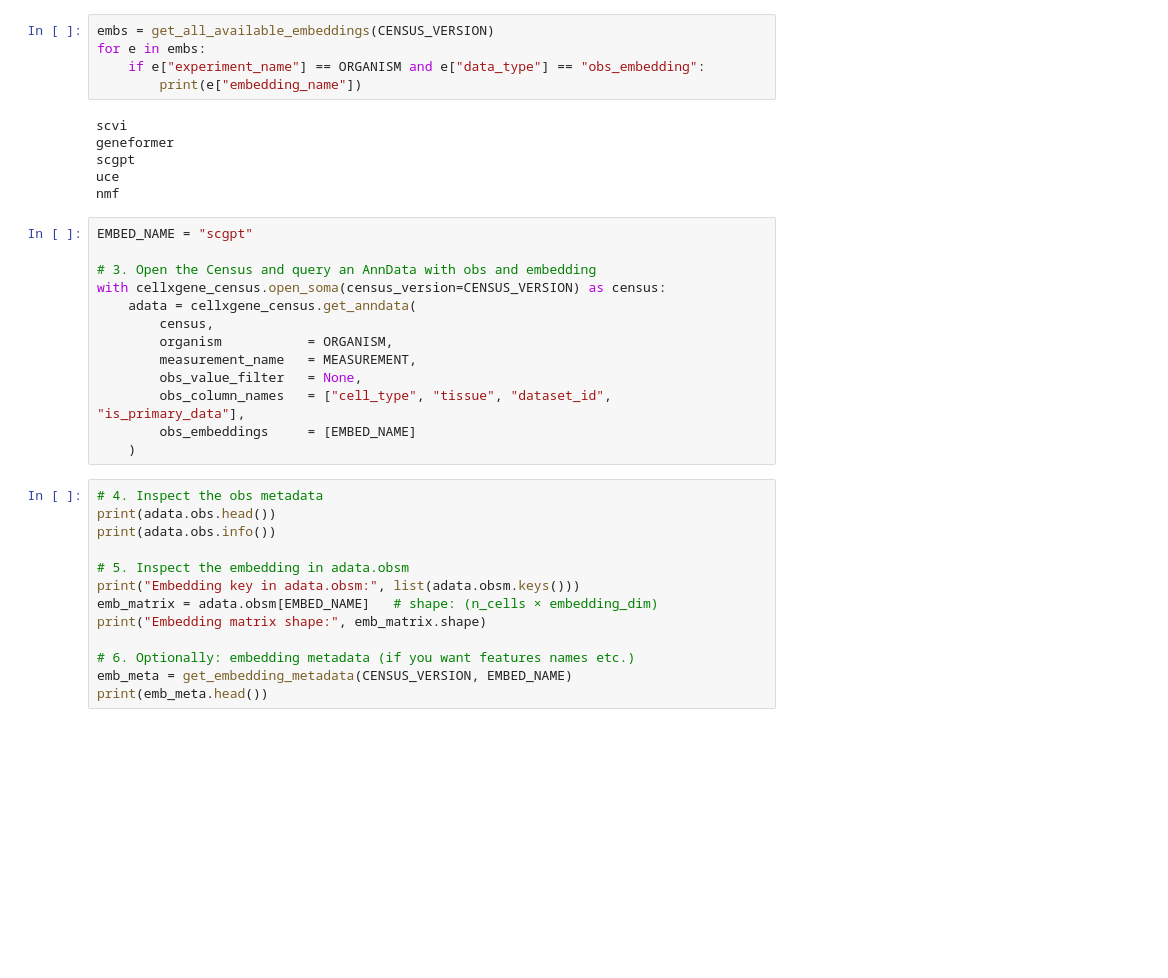
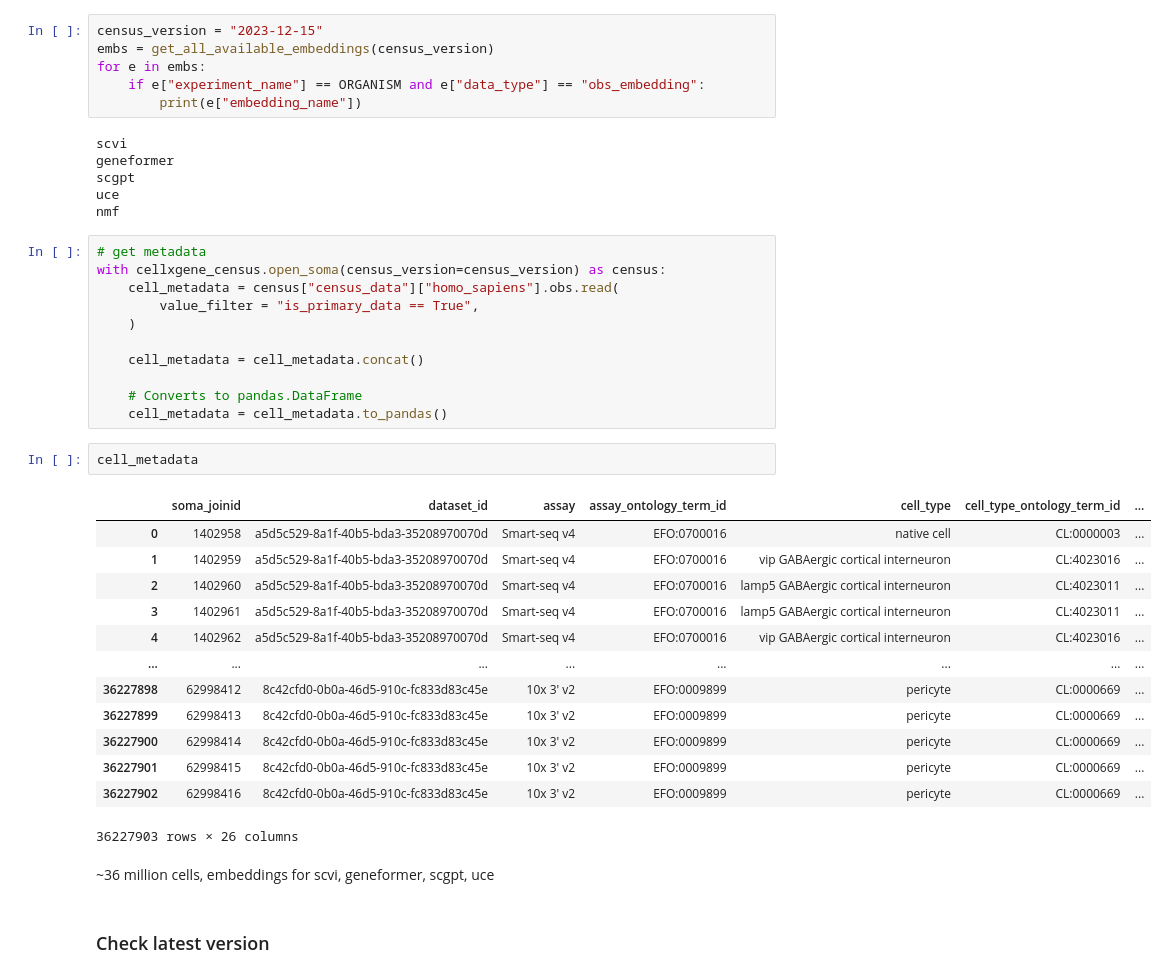
Before and after one commit to ranaabarghout/AstroBio, a Jupyter notebook: notebooks/0.0-ahmed-test-census.ipynb, the cells around one changed output. Saved outputs shown, nothing was run; the diff lists cells and outputs as text; blank space fills up the shorter version.

```diff
--- a/notebooks/0.0-ahmed-test-census.ipynb
+++ b/notebooks/0.0-ahmed-test-census.ipynb
@@ -34,5 +35,6 @@ OrderedDict([('stable',
 # %%
-embs = get_all_available_embeddings(CENSUS_VERSION)
+census_version = "2023-12-15"
+embs = get_all_available_embeddings(census_version)
 for e in embs:
     if e["experiment_name"] == ORGANISM and e["data_type"] == "obs_embedding":
         print(e["embedding_name"])
@@ -42,29 +44,34 @@ geneformer
 scgpt
 uce
 nmf
-# %%
-EMBED_NAME = "scgpt"
-
-# 3. Open the Census and query an AnnData with obs and embedding
-with cellxgene_census.open_soma(census_version=CENSUS_VERSION) as census:
-    adata = cellxgene_census.get_anndata(
-        census,
-        organism           = ORGANISM,
-        measurement_name   = MEASUREMENT,
-        obs_value_filter   = None,
-        obs_column_names   = ["cell_type", "tissue", "dataset_id", "is_primary_data"],
-        obs_embeddings     = [EMBED_NAME]
-    )
-# %%
-# 4. Inspect the obs metadata
-print(adata.obs.head())
-print(adata.obs.info())
-
-# 5. Inspect the embedding in adata.obsm
-print("Embedding key in adata.obsm:", list(adata.obsm.keys()))
-emb_matrix = adata.obsm[EMBED_NAME]   # shape: (n_cells × embedding_dim)
-print("Embedding matrix shape:", emb_matrix.shape)
-
-# 6. Optionally: embedding metadata (if you want features names etc.)
-emb_meta = get_embedding_metadata(CENSUS_VERSION, EMBED_NAME)
-print(emb_meta.head())
+# %%
+# get metadata
+with cellxgene_census.open_soma(census_version=census_version) as census:
+    cell_metadata = census["census_data"]["homo_sapiens"].obs.read(
+        value_filter = "is_primary_data == True",
+    )
+
+    cell_metadata = cell_metadata.concat()
+
+    # Converts to pandas.DataFrame
+    cell_metadata = cell_metadata.to_pandas()
+# %%
+cell_metadata
+# %% [output]
+|  | soma_joinid | dataset_id | assay | assay_ontology_term_id | cell_type | cell_type_ontology_term_id | ... |
+| 0 | 1402958 | a5d5c529-8a1f-40b5-bda3-35208970070d | Smart-seq v4 | EFO:0700016 | native cell | CL:0000003 | ... |
+| 1 | 1402959 | a5d5c529-8a1f-40b5-bda3-35208970070d | Smart-seq v4 | EFO:0700016 | vip GABAergic cortical interneuron | CL:4023016 | ... |
+| 2 | 1402960 | a5d5c529-8a1f-40b5-bda3-35208970070d | Smart-seq v4 | EFO:0700016 | lamp5 GABAergic cortical interneuron | CL:4023011 | ... |
+| 3 | 1402961 | a5d5c529-8a1f-40b5-bda3-35208970070d | Smart-seq v4 | EFO:0700016 | lamp5 GABAergic cortical interneuron | CL:4023011 | ... |
+| 4 | 1402962 | a5d5c529-8a1f-40b5-bda3-35208970070d | Smart-seq v4 | EFO:0700016 | vip GABAergic cortical interneuron | CL:4023016 | ... |
+| ... | ... | ... | ... | ... | ... | ... | ... |
+| 36227898 | 62998412 | 8c42cfd0-0b0a-46d5-910c-fc833d83c45e | 10x 3' v2 | EFO:0009899 | pericyte | CL:0000669 | ... |
+| 36227899 | 62998413 | 8c42cfd0-0b0a-46d5-910c-fc833d83c45e | 10x 3' v2 | EFO:0009899 | pericyte | CL:0000669 | ... |
+| 36227900 | 62998414 | 8c42cfd0-0b0a-46d5-910c-fc833d83c45e | 10x 3' v2 | EFO:0009899 | pericyte | CL:0000669 | ... |
+| 36227901 | 62998415 | 8c42cfd0-0b0a-46d5-910c-fc833d83c45e | 10x 3' v2 | EFO:0009899 | pericyte | CL:0000669 | ... |
+| 36227902 | 62998416 | 8c42cfd0-0b0a-46d5-910c-fc833d83c45e | 10x 3' v2 | EFO:0009899 | pericyte | CL:0000669 | ... |
+36227903 rows × 26 columns
+# %% [markdown]
+~36 million cells, embeddings for scvi, geneformer, scgpt, uce
+# %% [markdown]
+### Check latest version
```
Also changed, not shown: parts of 5 cells of this notebook.
